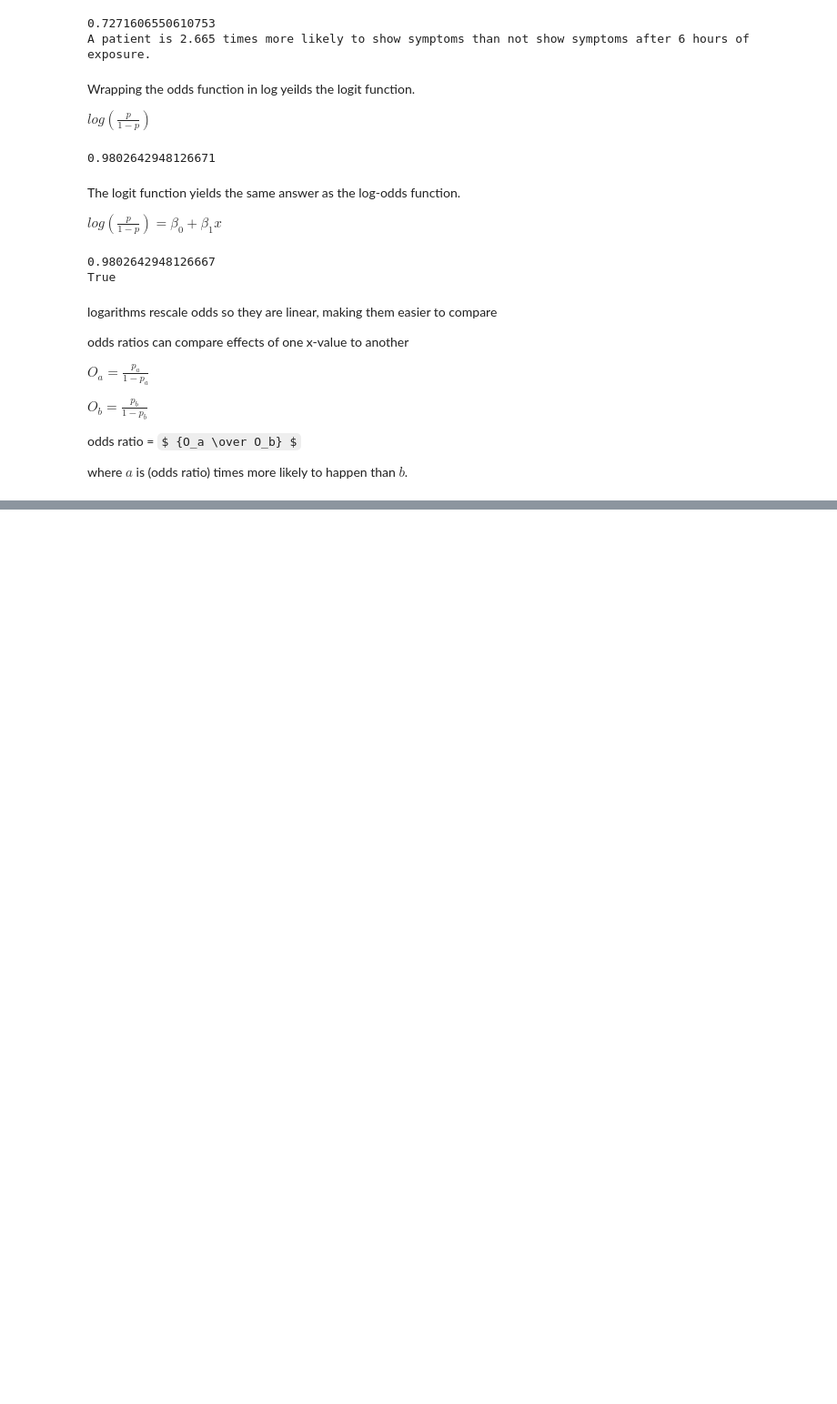
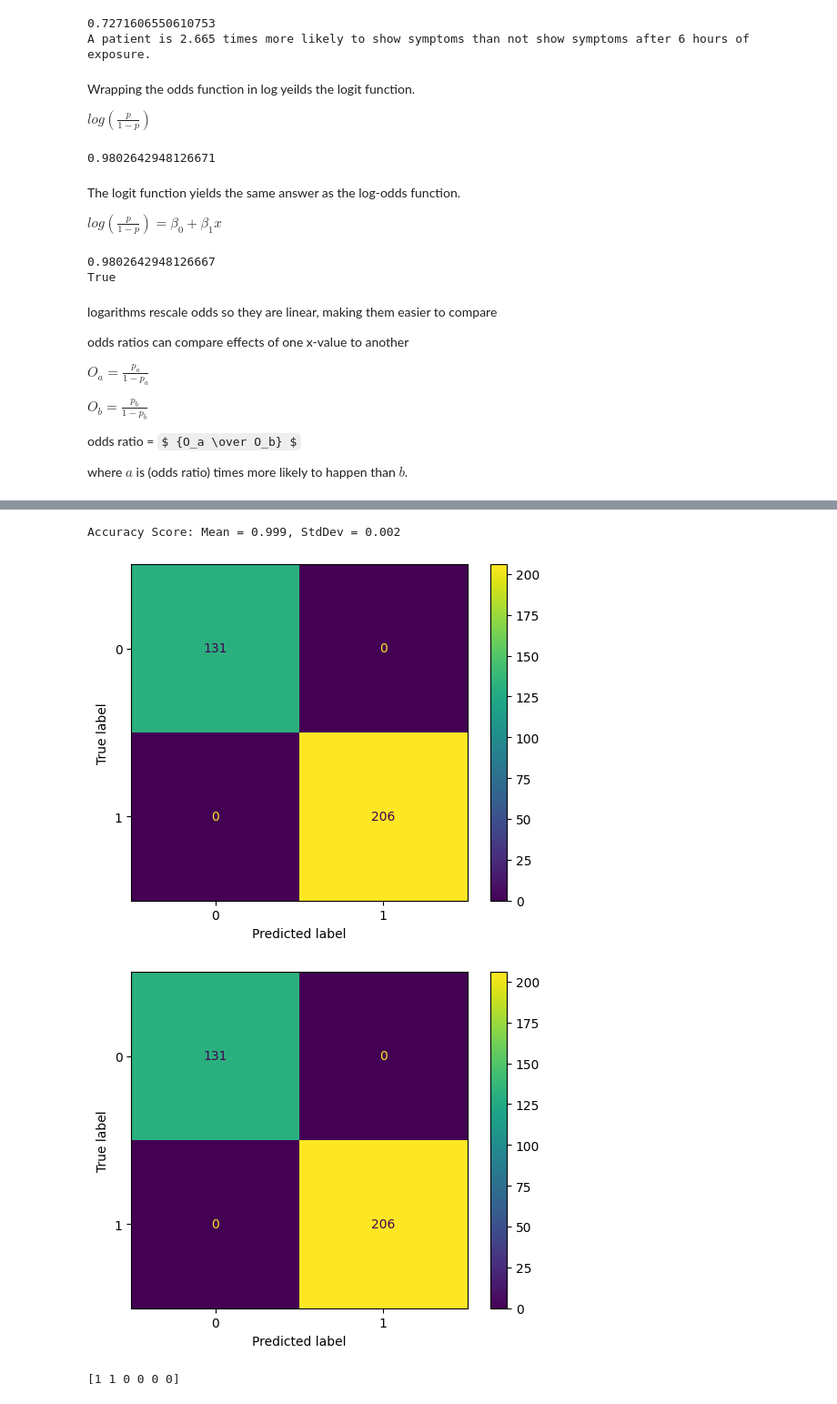
Before and after one commit to zdravoj/data-science-foundations, a Jupyter notebook: Essential_Math/Chapter6_logistic_regression.ipynb, the cells around one changed output, grey strips where cells are left out. Shown at 91% size. Saved outputs shown, nothing was run; the diff lists cells and outputs as text; code cells hidden in the pictures; some formulas as TeX source; blank space fills up the shorter version.

```diff
--- a/Essential_Math/Chapter6_logistic_regression.ipynb
+++ b/Essential_Math/Chapter6_logistic_regression.ipynb
@@ -239,0 +434,3 @@ where $a$ is (odds ratio) times more likely to happen than $b$.
+# %%
+df = pd.read_csv("https://bit.ly/3imidqa")
+df.sample(5)
@@ -239,0 +444,49 @@ where $a$ is (odds ratio) times more likely to happen than $b$.
+# %%
+# exercise 1
+
+# get input and output variables
+X = df.values[:, :-1]
+y = df.values[:, -1]
+
+# fit model and get accuracy
+kfold = KFold(n_splits= 3)
+model = LogisticRegression(penalty= None)
+results = cross_val_score(model, X, y, cv= kfold, scoring= 'accuracy')
+
+print('Accuracy Score: Mean = %.3f, StdDev = %.3f' % (results.mean(), results.std()))
+# %% [output]
+Accuracy Score: Mean = 0.999, StdDev = 0.002
+# %%
+# exercise 2
+
+# train test split
+X_train, X_test, y_train, y_test = train_test_split(X, y, random_state=7)
+
+# fit model
+model = LogisticRegression(penalty= None)
+model.fit(X_train, y_train)
+
+# show confusion matrix from predictions
+ConfusionMatrixDisplay.from_estimator(
+    model,
+    X_test,
+    y_test
+).plot();
+# %% [output]
+[figure, added]
+[figure, added]
+# %%
+# exercise 3
+
+results = model.predict([
+    [138, 186, 104], # probably dark
+    [239, 234, 237], # dark
+    [87, 135, 44], # probably light?
+    [15, 25, 168], # light
+    [127, 127, 127], # either way
+    [181, 49, 145] # light
+])
+
+print(results)
+# %% [output]
+[1 1 0 0 0 0]
```
Also changed, not shown: parts of 24 cells of this notebook.
